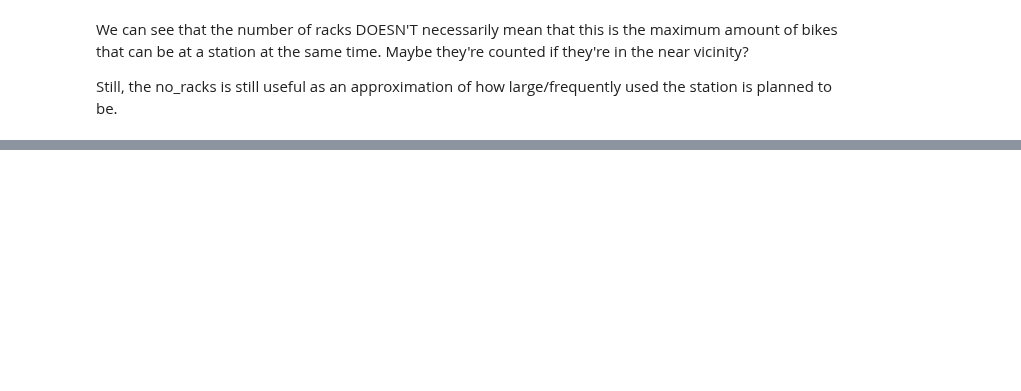
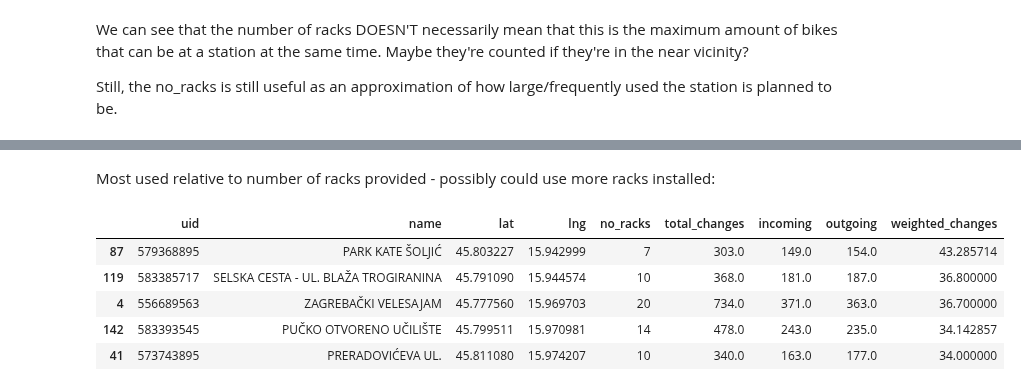
Before and after one commit to Mkranj/BajsBoard, a Jupyter notebook: notebooks/analyse_stations.ipynb, the cells around one changed output, grey strips where cells are left out. Cells and saved outputs as stored; diff of their text form; code cells hidden in the pictures; blank space fills up the shorter version.

```diff
--- a/notebooks/analyse_stations.ipynb
+++ b/notebooks/analyse_stations.ipynb
@@ -415,0 +389,11 @@ len(ffzg["bikes_at_station"][223])
+# %% [markdown]
+Most used relative to number of racks provided - possibly could use more racks installed:
+# %%
+locations_changes.sort_values("weighted_changes",  ascending = False).head()
+# %% [output]
+|  | uid | name | lat | lng | no_racks | total_changes | incoming | outgoing | weighted_changes |
+| 87 | 579368895 | PARK KATE ŠOLJIĆ | 45.803227 | 15.942999 | 7 | 303.0 | 149.0 | 154.0 | 43.285714 |
+| 119 | 583385717 | SELSKA CESTA - UL. BLAŽA TROGIRANINA | 45.791090 | 15.944574 | 10 | 368.0 | 181.0 | 187.0 | 36.800000 |
+| 4 | 556689563 | ZAGREBAČKI VELESAJAM | 45.777560 | 15.969703 | 20 | 734.0 | 371.0 | 363.0 | 36.700000 |
+| 142 | 583393545 | PUČKO OTVORENO UČILIŠTE | 45.799511 | 15.970981 | 14 | 478.0 | 243.0 | 235.0 | 34.142857 |
+| 41 | 573743895 | PRERADOVIĆEVA UL. | 45.811080 | 15.974207 | 10 | 340.0 | 163.0 | 177.0 | 34.000000 |
```
Also changed, not shown: parts of 17 cells of this notebook.
